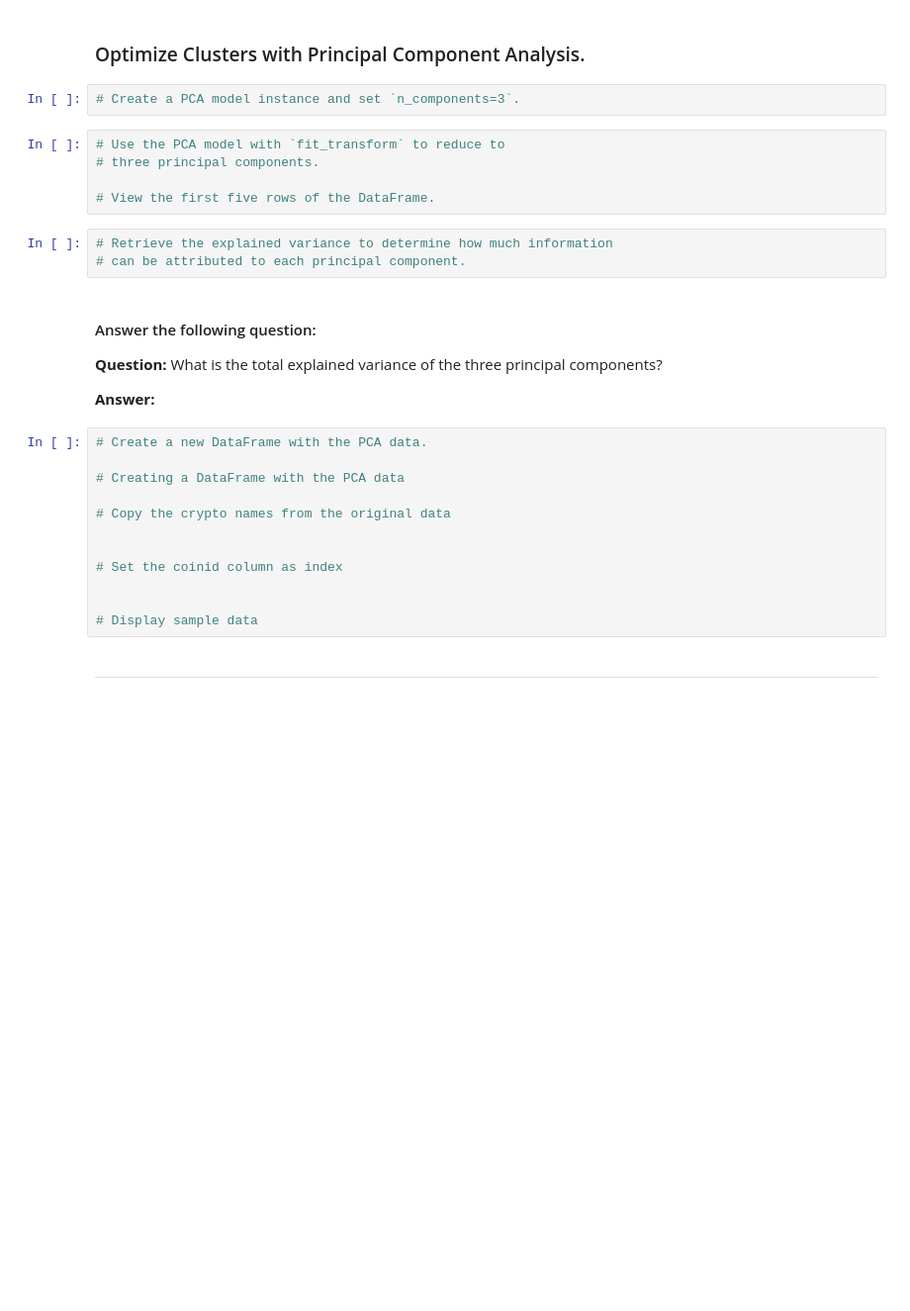
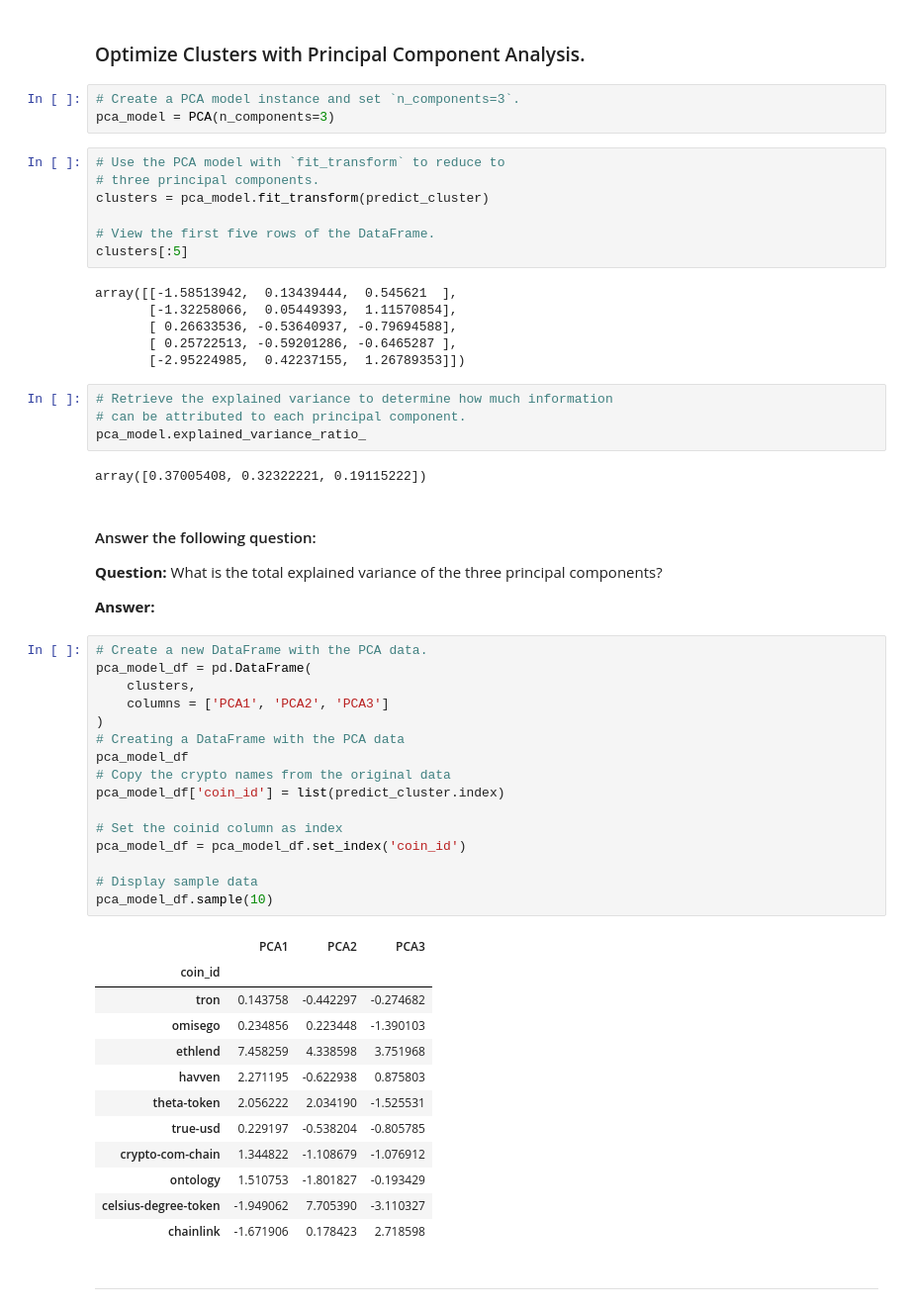
Before and after one commit to Leo-SLC/CryptoClustering, a Jupyter notebook: Crypto_Clustering.ipynb, the cells around one changed output. Shown at 99% size. Drawn from its saved outputs; the diff is of its cells as text; blank space fills up the shorter version.

```diff
--- a/Crypto_Clustering.ipynb
+++ b/Crypto_Clustering.ipynb
@@ -217,14 +217,26 @@ predict_cluster.hvplot.scatter(
 ### Optimize Clusters with Principal Component Analysis.
 # %%
 # Create a PCA model instance and set `n_components=3`.
+pca_model = PCA(n_components=3)
 # %%
 # Use the PCA model with `fit_transform` to reduce to
 # three principal components.
+clusters = pca_model.fit_transform(predict_cluster)
 
 # View the first five rows of the DataFrame.
+clusters[:5]
+# %% [output]
+array([[-1.58513942,  0.13439444,  0.545621  ],
+       [-1.32258066,  0.05449393,  1.11570854],
+       [ 0.26633536, -0.53640937, -0.79694588],
+       [ 0.25722513, -0.59201286, -0.6465287 ],
+       [-2.95224985,  0.42237155,  1.26789353]])
 # %%
 # Retrieve the explained variance to determine how much information
 # can be attributed to each principal component.
+pca_model.explained_variance_ratio_
+# %% [output]
+array([0.37005408, 0.32322221, 0.19115222])
 # %% [markdown]
 #### Answer the following question:
 
@@ -233,16 +245,33 @@ predict_cluster.hvplot.scatter(
 **Answer:**
 # %%
 # Create a new DataFrame with the PCA data.
-
+pca_model_df = pd.DataFrame(
+    clusters,
+    columns = ['PCA1', 'PCA2', 'PCA3']
+)
 # Creating a DataFrame with the PCA data
-
+pca_model_df
 # Copy the crypto names from the original data
-
+pca_model_df['coin_id'] = list(predict_cluster.index)
 
 # Set the coinid column as index
-
+pca_model_df = pca_model_df.set_index('coin_id')
 
 # Display sample data
+pca_model_df.sample(10)
+# %% [output]
+|  | PCA1 | PCA2 | PCA3 |
+| coin_id |  |  |  |
+| tron | 0.143758 | -0.442297 | -0.274682 |
+| omisego | 0.234856 | 0.223448 | -1.390103 |
+| ethlend | 7.458259 | 4.338598 | 3.751968 |
+| havven | 2.271195 | -0.622938 | 0.875803 |
+| theta-token | 2.056222 | 2.034190 | -1.525531 |
+| true-usd | 0.229197 | -0.538204 | -0.805785 |
+| crypto-com-chain | 1.344822 | -1.108679 | -1.076912 |
+| ontology | 1.510753 | -1.801827 | -0.193429 |
+| celsius-degree-token | -1.949062 | 7.705390 | -3.110327 |
+| chainlink | -1.671906 | 0.178423 | 2.718598 |
 # %% [markdown]
 ---
 # %% [markdown]
```
Also changed, not shown: parts of 5 cells of this notebook.
